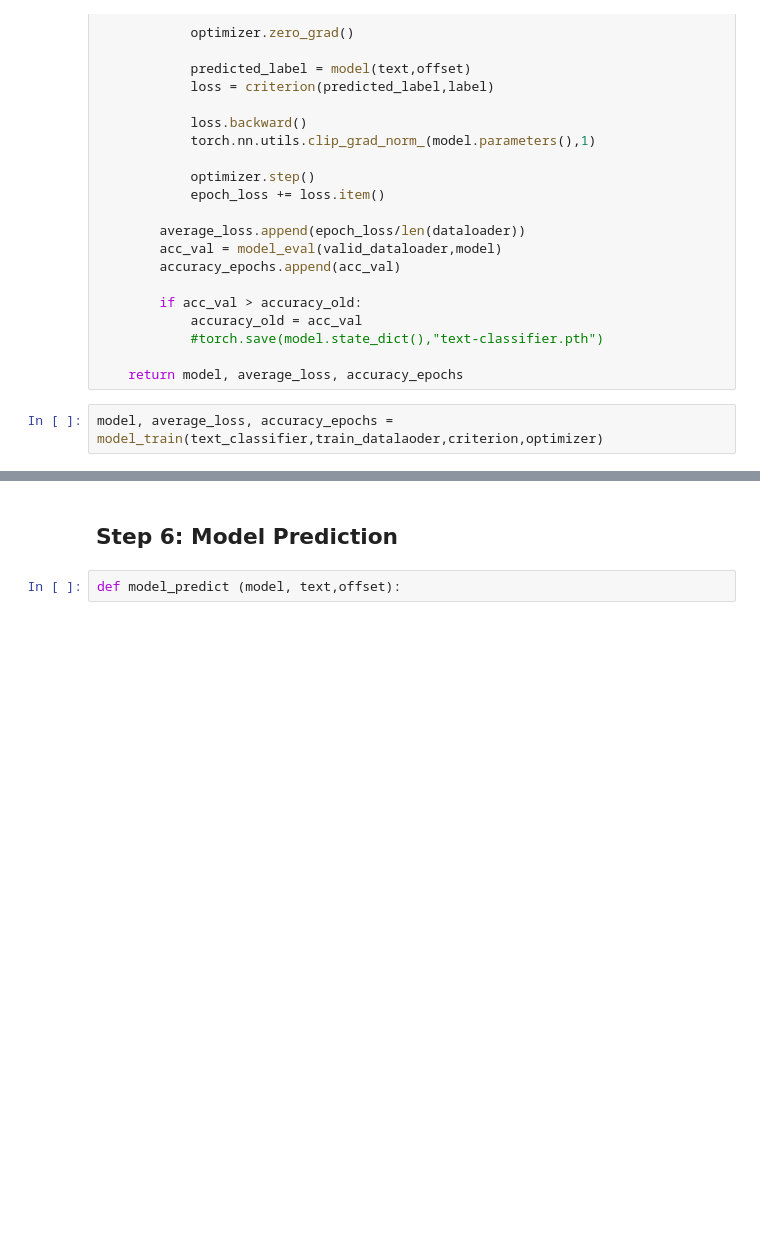
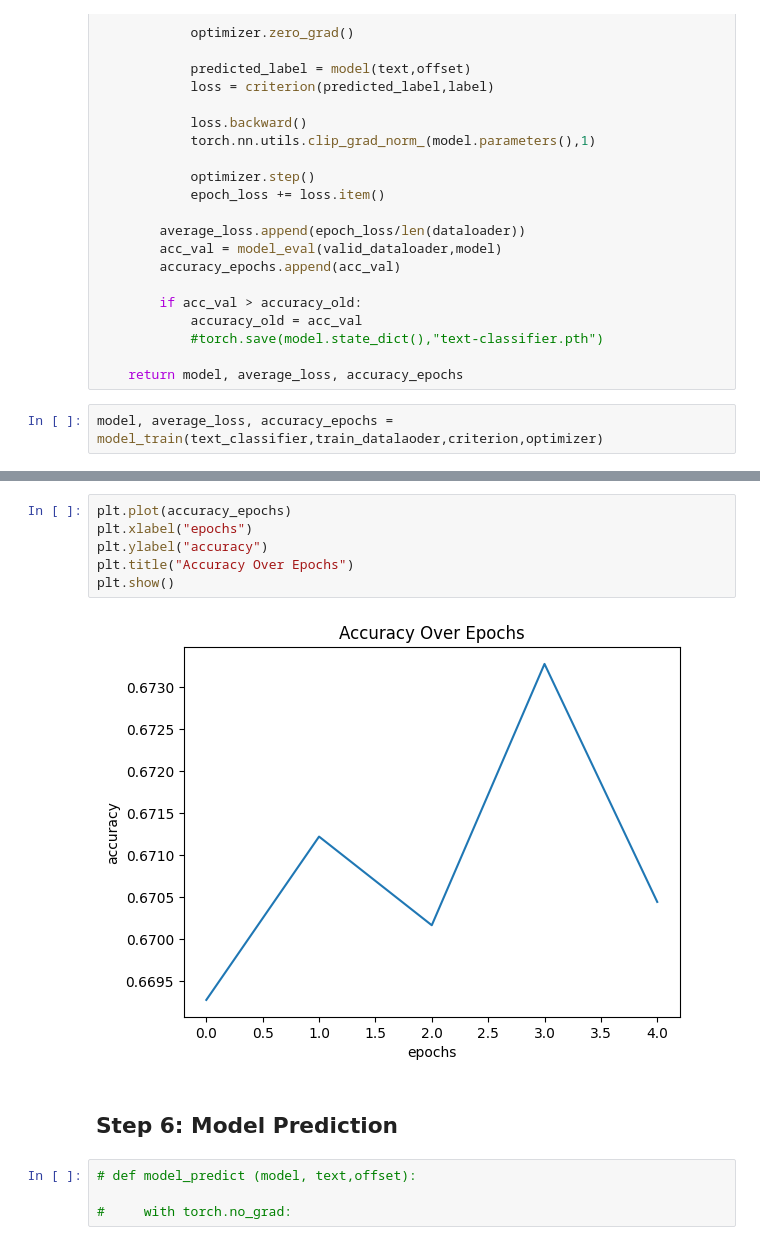
Before and after one commit to VishSeran/nlp-transformers, a Jupyter notebook: glove-model/text-classification-pretrained-model.ipynb, the cells around one changed output, grey strips where cells are left out. Cells and saved outputs as stored; diff of their text form; blank space fills up the shorter version.

```diff
--- a/glove-model/text-classification-pretrained-model.ipynb
+++ b/glove-model/text-classification-pretrained-model.ipynb
@@ -212,4 +223,14 @@ model, average_loss, accuracy_epochs = model_train(text_classifier,train_datalao
+# %%
+plt.plot(accuracy_epochs)
+plt.xlabel("epochs")
+plt.ylabel("accuracy")
+plt.title("Accuracy Over Epochs")
+plt.show()
+# %% [output]
+[figure, added]
 # %% [markdown]
 ## **Step 6: Model Prediction**
 # %%
-def model_predict (model, text,offset):
+# def model_predict (model, text,offset):
+
+#     with torch.no_grad:
```
Also changed, not shown: parts of 3 cells of this notebook.
